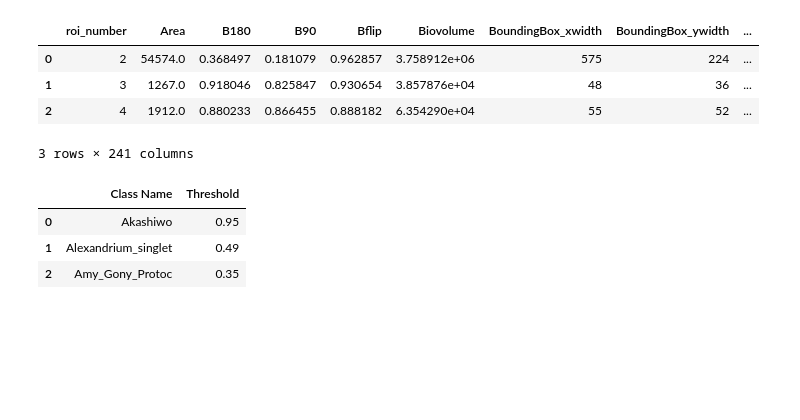
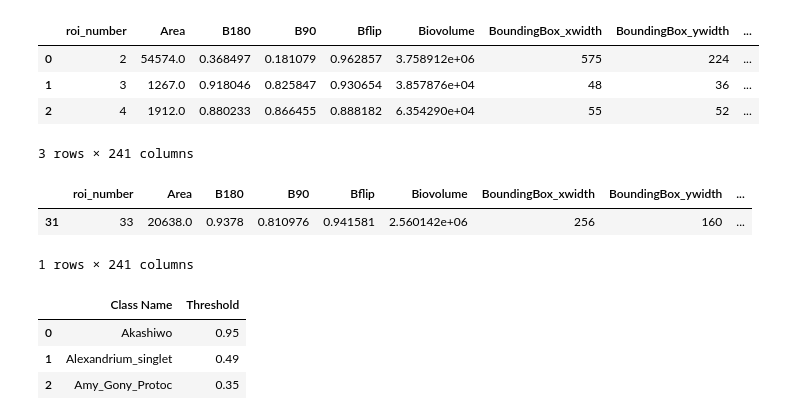
Before and after one commit to CeNCOOS/OBIS_workshop_2024_IFCB, a Jupyter notebook: getSantaCruzdata.ipynb, the cells around one changed output. Drawn from its saved outputs; the diff is of its cells as text; code cells hidden in the pictures; blank space fills up the shorter version.

```diff
--- a/getSantaCruzdata.ipynb
+++ b/getSantaCruzdata.ipynb
@@ -76,6 +76,13 @@ features.head(3)
 | 1 | 3 | 1267.0 | 0.918046 | 0.825847 | 0.930654 | 3.857876e+04 | 48 | 36 | ... |
 | 2 | 4 | 1912.0 | 0.880233 | 0.866455 | 0.888182 | 6.354290e+04 | 55 | 52 | ... |
 3 rows × 241 columns
+# %%
+xf=features['roi_number']==33
+features[xf]
+# %% [output]
+|  | roi_number | Area | B180 | B90 | Bflip | Biovolume | BoundingBox_xwidth | BoundingBox_ywidth | ... |
+| 31 | 33 | 20638.0 | 0.9378 | 0.810976 | 0.941581 | 2.560142e+06 | 256 | 160 | ... |
+1 rows × 241 columns
 # %%
 # okay now we have most of the pieces
 # start to construct the tables?
```
Also changed, not shown: parts of 6 cells of this notebook.
